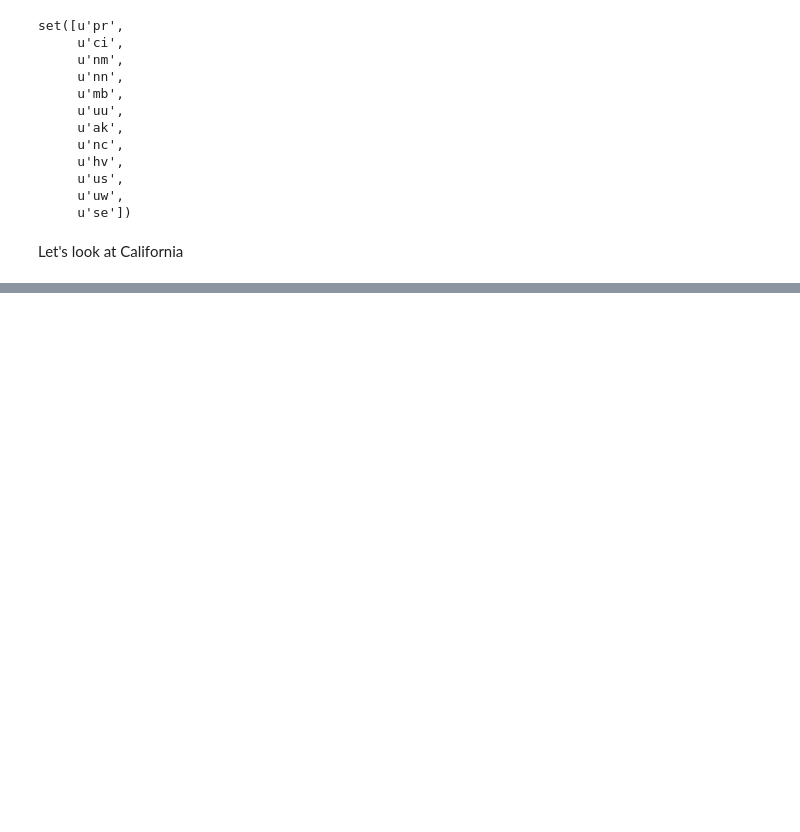
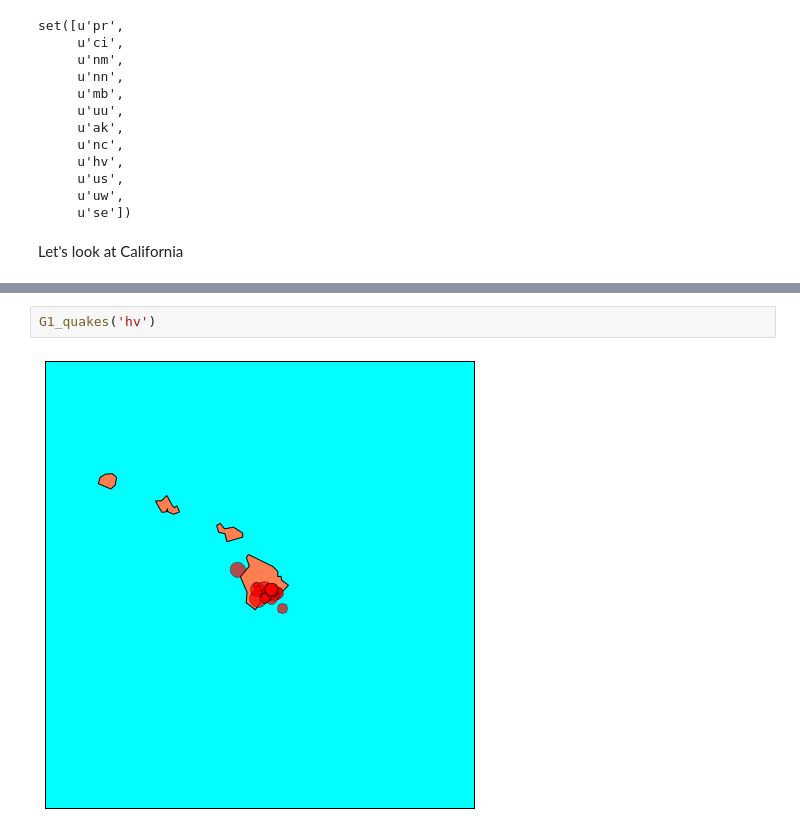
Before and after one commit to alexchao56/recent-quakes, a Jupyter notebook: Earthquakes.ipynb, the cells around one changed output, grey strips where cells are left out. Drawn from its saved outputs; the diff is of its cells as text; blank space fills up the shorter version.

```diff
--- a/Earthquakes.ipynb
+++ b/Earthquakes.ipynb
@@ -134,0 +169,4 @@ plot_quakes(california)
+# %%
+G1_quakes('hv')
+# %% [output]
+[figure, added]
```
Also changed, not shown: parts of 11 cells of this notebook.
